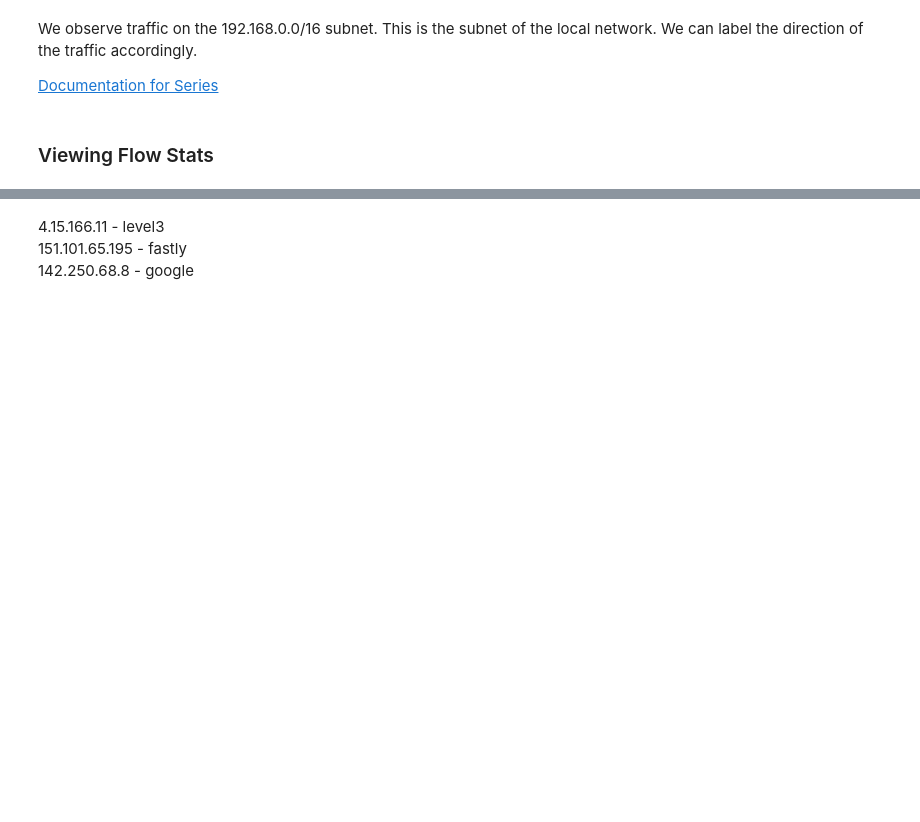
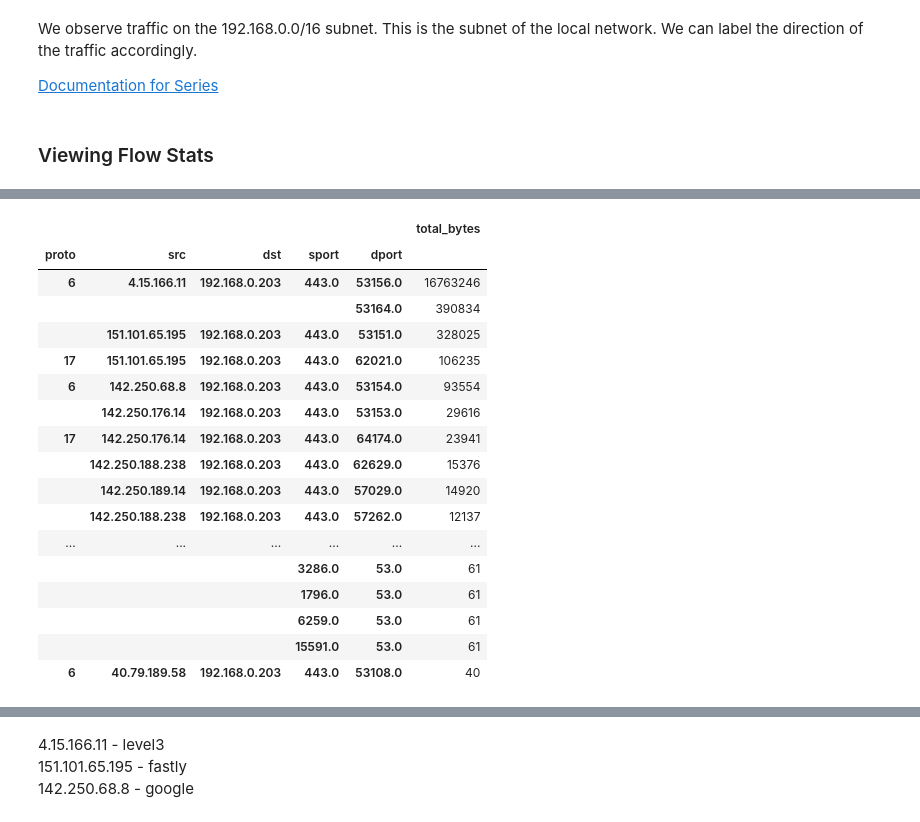
Before and after one commit to andrew200356/cs190n, a Jupyter notebook: discussions/week3/analyzing_speed_test.ipynb, the cells around one changed output, grey strips where cells are left out. Cells and saved outputs as stored; diff of their text form; code cells hidden in the pictures; blank space fills up the shorter version.

```diff
--- a/discussions/week3/analyzing_speed_test.ipynb
+++ b/discussions/week3/analyzing_speed_test.ipynb
@@ -61,3 +135,22 @@ We observe traffic on the 192.168.0.0/16 subnet. This is the subnet of the local
 # %%
-# Group the inbound traffic
+inbound_traffic.groupby(['proto','src','dst','sport','dport'], dropna=False).agg({'len': 'sum'}).rename(columns = {'len':'total_bytes'}).sort_values('total_bytes', ascending=False)
+# %% [output]
+|  |  |  |  |  | total_bytes |
+| proto | src | dst | sport | dport |  |
+| 6 | 4.15.166.11 | 192.168.0.203 | 443.0 | 53156.0 | 16763246 |
+|  |  |  |  | 53164.0 | 390834 |
+|  | 151.101.65.195 | 192.168.0.203 | 443.0 | 53151.0 | 328025 |
+| 17 | 151.101.65.195 | 192.168.0.203 | 443.0 | 62021.0 | 106235 |
+| 6 | 142.250.68.8 | 192.168.0.203 | 443.0 | 53154.0 | 93554 |
+|  | 142.250.176.14 | 192.168.0.203 | 443.0 | 53153.0 | 29616 |
+| 17 | 142.250.176.14 | 192.168.0.203 | 443.0 | 64174.0 | 23941 |
+|  | 142.250.188.238 | 192.168.0.203 | 443.0 | 62629.0 | 15376 |
+|  | 142.250.189.14 | 192.168.0.203 | 443.0 | 57029.0 | 14920 |
+|  | 142.250.188.238 | 192.168.0.203 | 443.0 | 57262.0 | 12137 |
+| ... | ... | ... | ... | ... | ... |
+|  |  |  | 3286.0 | 53.0 | 61 |
+|  |  |  | 1796.0 | 53.0 | 61 |
+|  |  |  | 6259.0 | 53.0 | 61 |
+|  |  |  | 15591.0 | 53.0 | 61 |
+| 6 | 40.79.189.58 | 192.168.0.203 | 443.0 | 53108.0 | 40 |
 # %%
```
Also changed, not shown: parts of 24 cells of this notebook, 2 other files.
